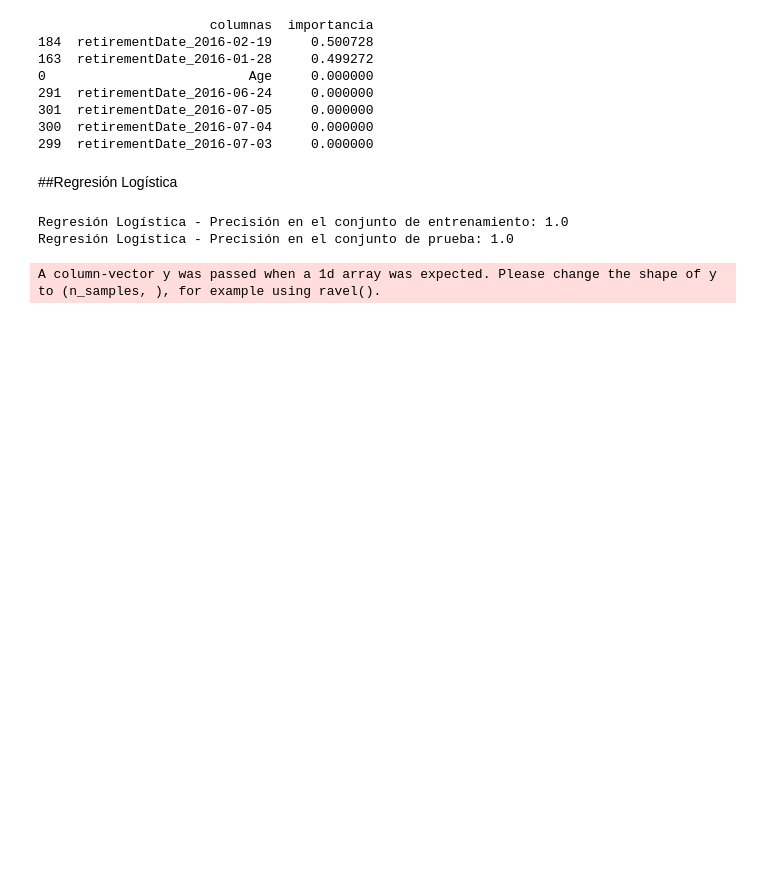
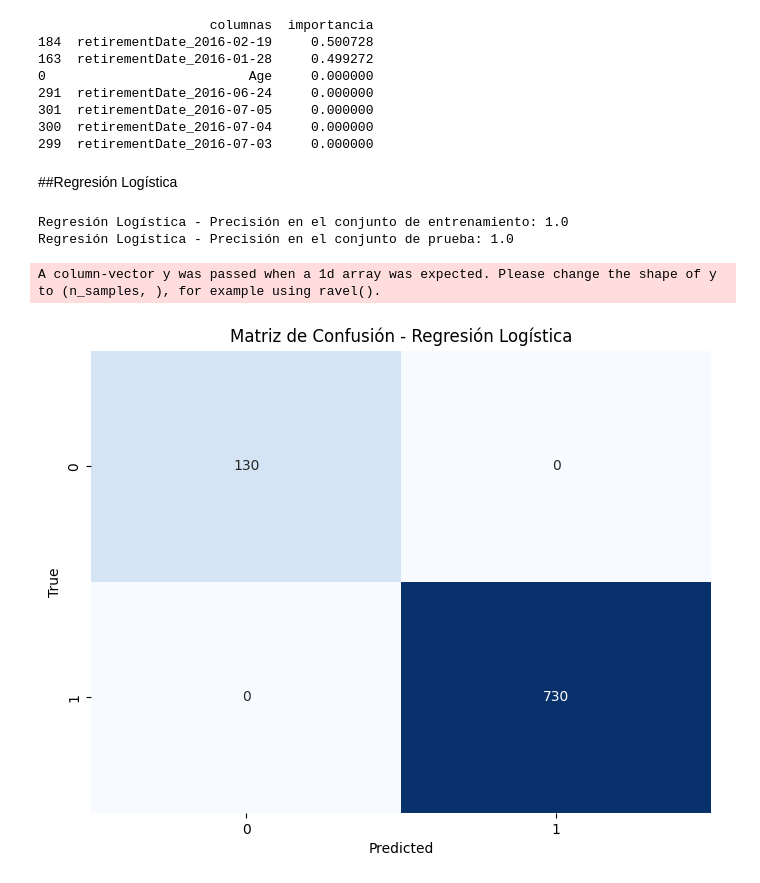
Before and after one commit to veronica1908/RH_Entrega1, a Jupyter notebook: 3_modelo.ipynb, the cells around one changed output. Cells and saved outputs as stored; diff of their text form; code cells hidden in the pictures; blank space fills up the shorter version.

Commit message:
Se agregó el análisis gráfico del modelo de regresión logística

```diff
--- a/3_modelo.ipynb
+++ b/3_modelo.ipynb
@@ -600,3 +600,19 @@ print("Regresión Logística - Precisión en el conjunto de prueba:", test_accur
 Regresión Logística - Precisión en el conjunto de entrenamiento: 1.0
 Regresión Logística - Precisión en el conjunto de prueba: 1.0
 A column-vector y was passed when a 1d array was expected. Please change the shape of y to (n_samples, ), for example using ravel().
+# %%
+# Predicciones en el conjunto de prueba
+y_pred_logreg = m_logreg.predict(X_test)
+
+# Calcular la matriz de confusión
+cm_logreg = confusion_matrix(y_test, y_pred_logreg)
+
+# Visualizar la matriz de confusión
+plt.figure(figsize=(8, 6))
+sns.heatmap(cm_logreg, annot=True, fmt="d", cmap="Blues", cbar=False)
+plt.xlabel('Predicted')
+plt.ylabel('True')
+plt.title('Matriz de Confusión - Regresión Logística')
+plt.show()
+# %% [output]
+[figure, added]
```
Also changed, not shown: parts of 1 cell of this notebook.
